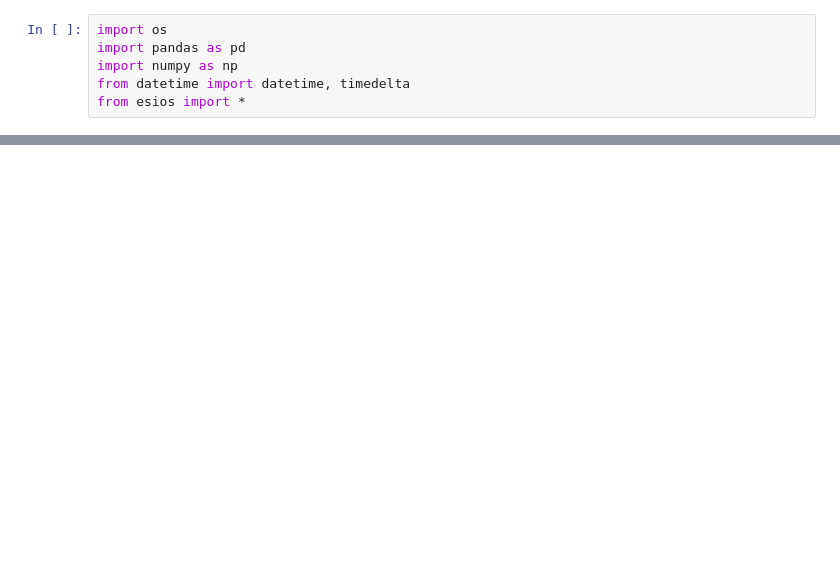
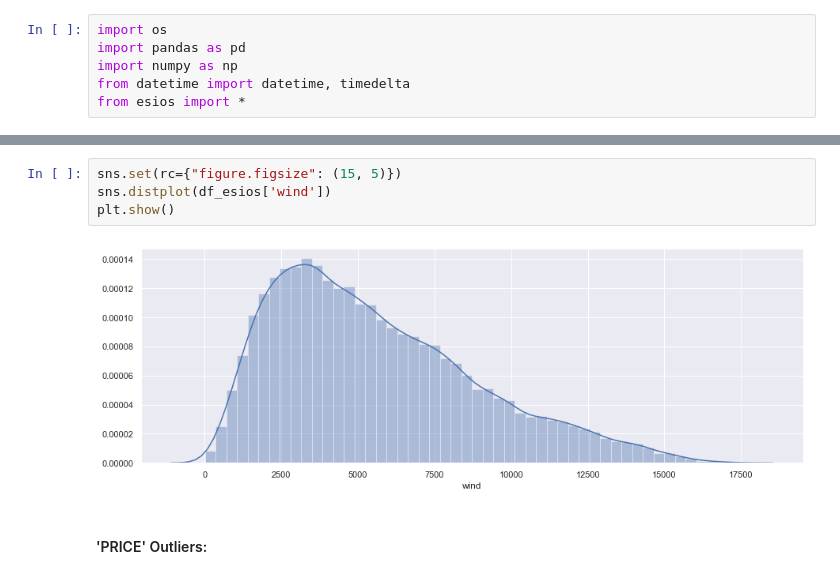
Before and after one commit to clagodmor/deep_price_forecast, a Jupyter notebook: DATA/Get_data.ipynb, the cells around one changed output, grey strips where cells are left out. Drawn from its saved outputs; the diff is of its cells as text; blank space fills up the shorter version.

```diff
--- a/DATA/Get_data.ipynb
+++ b/DATA/Get_data.ipynb
@@ -439,0 +223,8 @@ alt.layer(
+# %%
+sns.set(rc={"figure.figsize": (15, 5)})
+sns.distplot(df_esios['wind'])
+plt.show()
+# %% [output]
+[figure, added]
+# %% [markdown]
+#### 'PRICE' Outliers:
```
Also changed, not shown: parts of 84 cells of this notebook.
